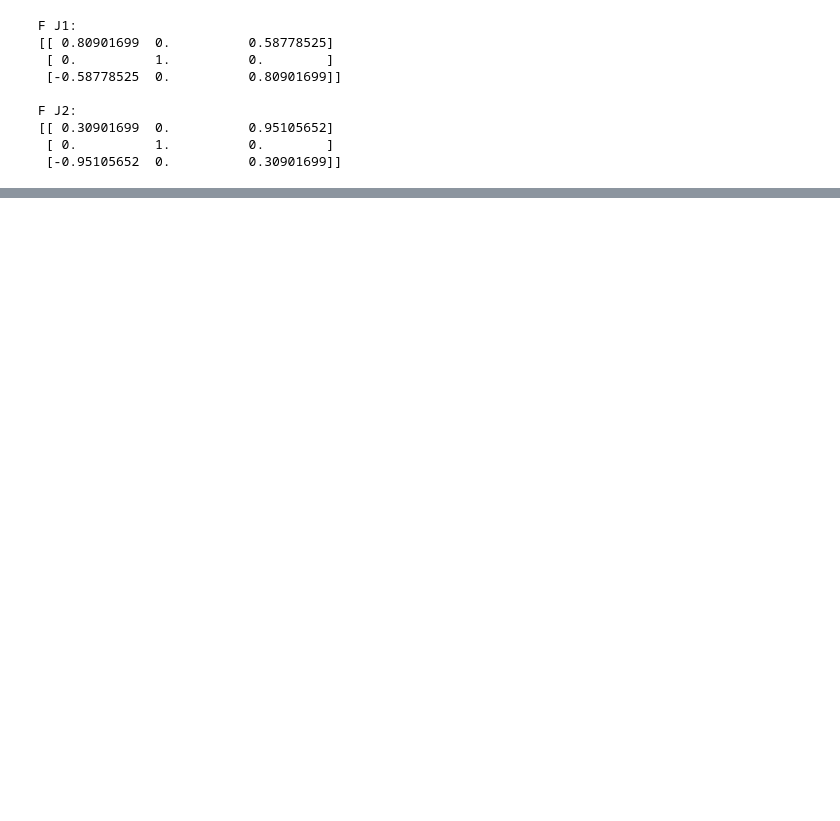
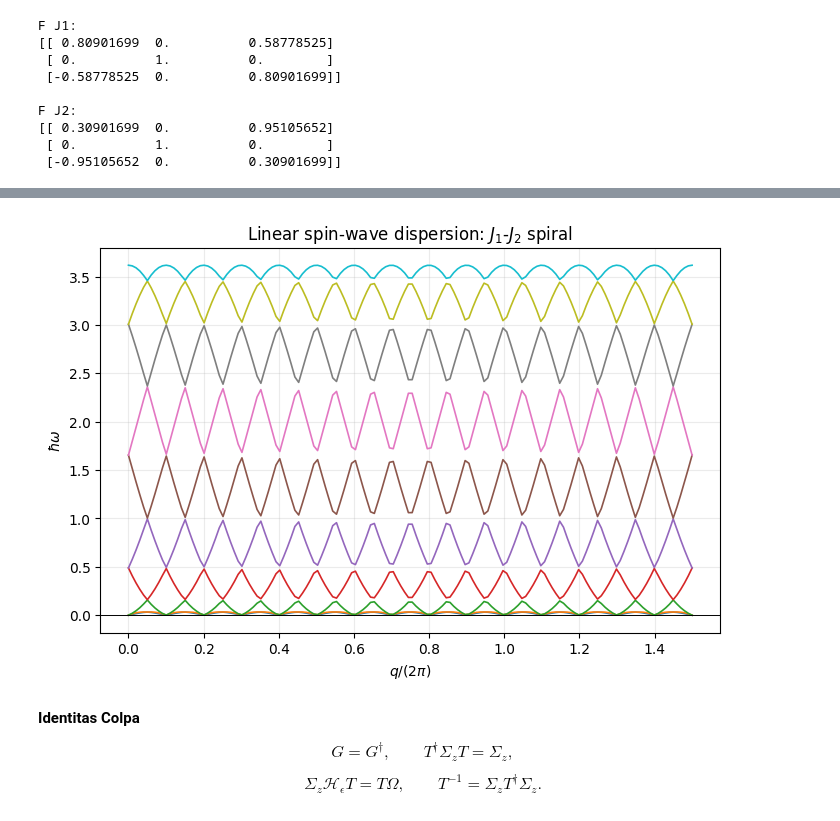
Before and after one commit to muhammadakfz/spin-wave-notes, a Jupyter notebook: Linear Spin-Wave Theory.ipynb, the cells around one changed output, grey strips where cells are left out. Saved outputs shown, nothing was run; the diff lists cells and outputs as text; code cells hidden in the pictures; blank space fills up the shorter version.

```diff
--- a/Linear Spin-Wave Theory.ipynb
+++ b/Linear Spin-Wave Theory.ipynb
@@ -108,0 +811,13 @@ Q=\arccos(-1/2)=\frac{2\pi}{3}=2.0944.$$
+# %%
+for r in range(M):
+    s = (r + 2) % M
+
+    append_hp_bond(
+        bond_list=hp_bonds,
+        r=r,
+        s=s,
+        distance=2,
+        J=J2,
+        F=F_J2[r],
+        S=S
+    )
@@ -108,0 +1348,7 @@ Q=\arccos(-1/2)=\frac{2\pi}{3}=2.0944.$$
+# %%
+Sigma_z = np.diag(
+    np.concatenate([
+        np.ones(M),
+        -np.ones(M)
+    ])
+)
@@ -108,0 +1769,59 @@ Q=\arccos(-1/2)=\frac{2\pi}{3}=2.0944.$$
+# %%
+import matplotlib.pyplot as plt
+
+
+q_over_2pi = (
+    q_values
+    / (2.0 * np.pi)
+)
+
+
+fig, ax = plt.subplots(
+    figsize=(8, 5)
+)
+
+for mode in range(M):
+    ax.plot(
+        q_over_2pi,
+        positive_energies[:, mode],
+        linewidth=1.2
+    )
+
+ax.set_xlabel(
+    r"$q/(2\pi)$"
+)
+
+ax.set_ylabel(
+    r"$\hbar\omega$"
+)
+
+ax.set_title(
+    r"Linear spin-wave dispersion: $J_1$-$J_2$ spiral"
+)
+
+ax.axhline(
+    0.0,
+    color="black",
+    linewidth=0.7
+)
+
+ax.grid(
+    alpha=0.25
+)
+
+plt.show()
+# %% [output]
+[figure, added]
+# %% [markdown]
+**Identitas Colpa**
+
+$$
+G=G^\dagger,\qquad
+T^\dagger\Sigma_zT=\Sigma_z,
+$$
+
+$$
+\Sigma_z\mathcal H_\epsilon T=T\Omega,
+\qquad
+T^{-1}=\Sigma_zT^\dagger\Sigma_z.
+$$
```
Also changed, not shown: parts of 119 cells of this notebook.
